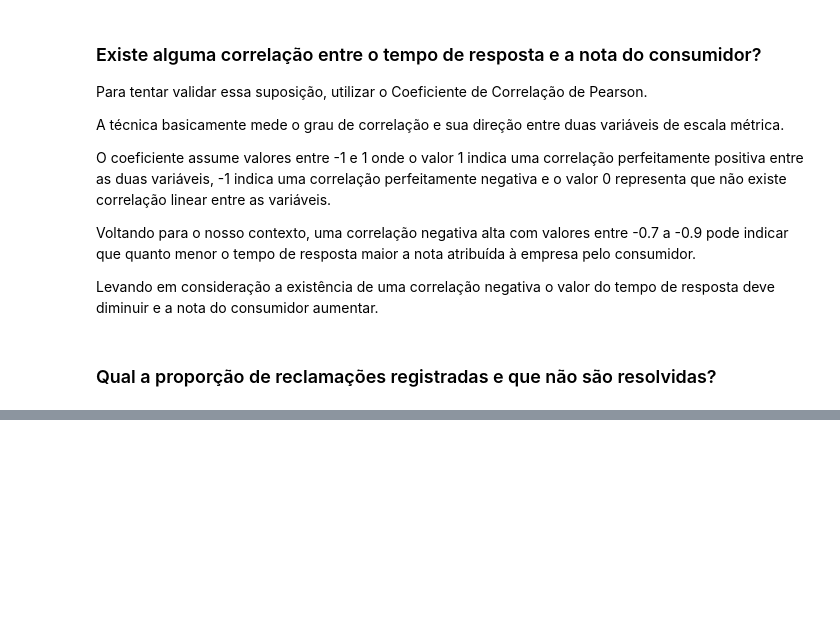
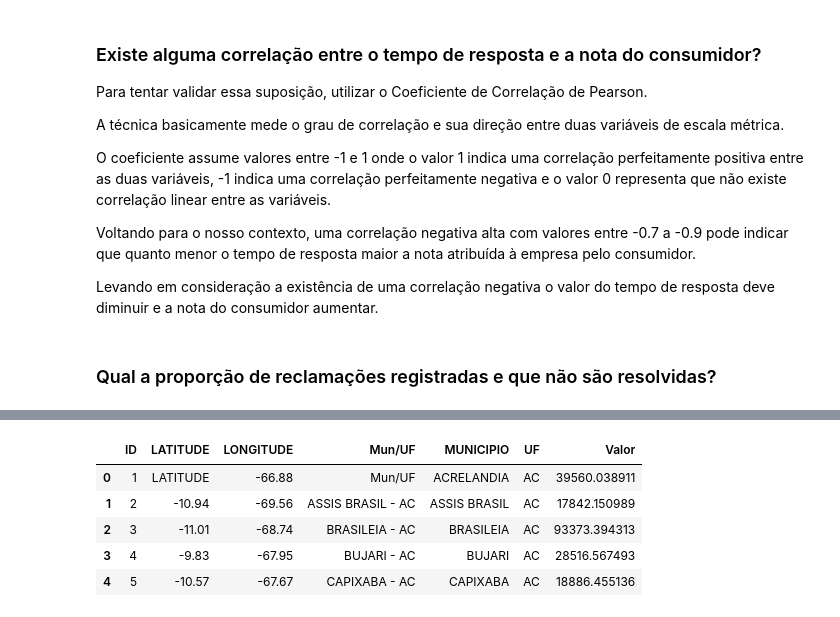
Before and after one commit to nogsantos/poc-dta, a Jupyter notebook: eda.ipynb, the cells around one changed output, grey strips where cells are left out. Saved outputs shown, nothing was run; the diff lists cells and outputs as text; code cells hidden in the pictures; blank space fills up the shorter version.

```diff
--- a/eda.ipynb
+++ b/eda.ipynb
@@ -329,0 +359,3 @@ plt.show()
+# %%
+municipios = pd.read_excel('./data/brasil_municipios.xls', encoding='latin1')
+municipios.info()
@@ -329,0 +377,9 @@ plt.show()
+# %%
+municipios.head()
+# %% [output]
+|  | ID | LATITUDE | LONGITUDE | Mun/UF | MUNICIPIO | UF | Valor |
+| 0 | 1 | LATITUDE | -66.88 | Mun/UF | ACRELANDIA | AC | 39560.038911 |
+| 1 | 2 | -10.94 | -69.56 | ASSIS BRASIL - AC | ASSIS BRASIL | AC | 17842.150989 |
+| 2 | 3 | -11.01 | -68.74 | BRASILEIA - AC | BRASILEIA | AC | 93373.394313 |
+| 3 | 4 | -9.83 | -67.95 | BUJARI - AC | BUJARI | AC | 28516.567493 |
+| 4 | 5 | -10.57 | -67.67 | CAPIXABA - AC | CAPIXABA | AC | 18886.455136 |
```
Also changed, not shown: parts of 8 cells of this notebook, 2 other files.
